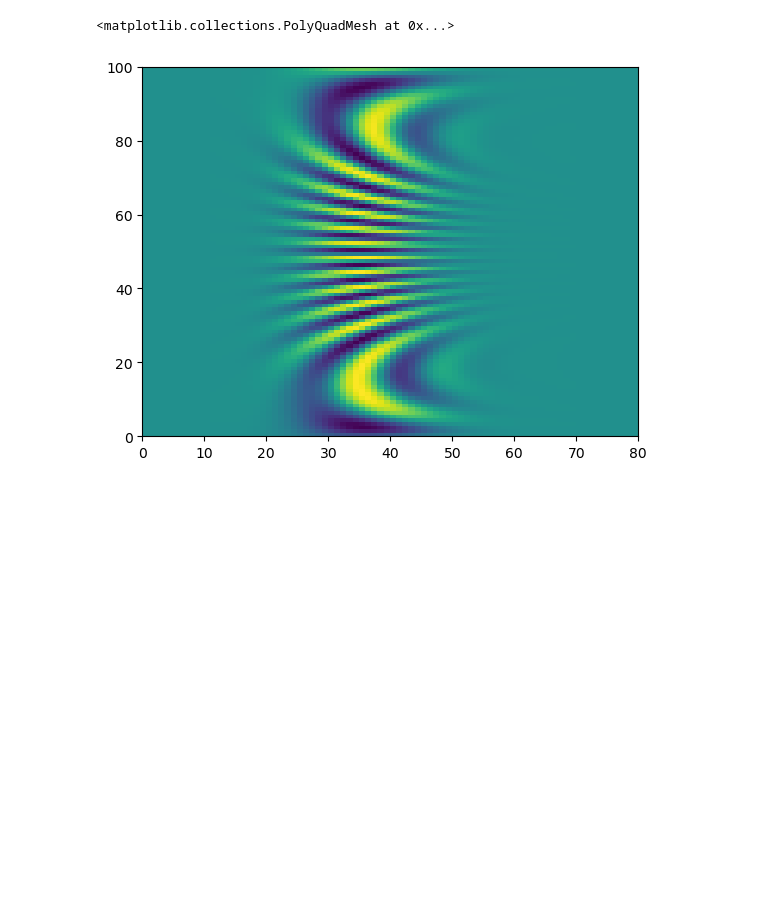
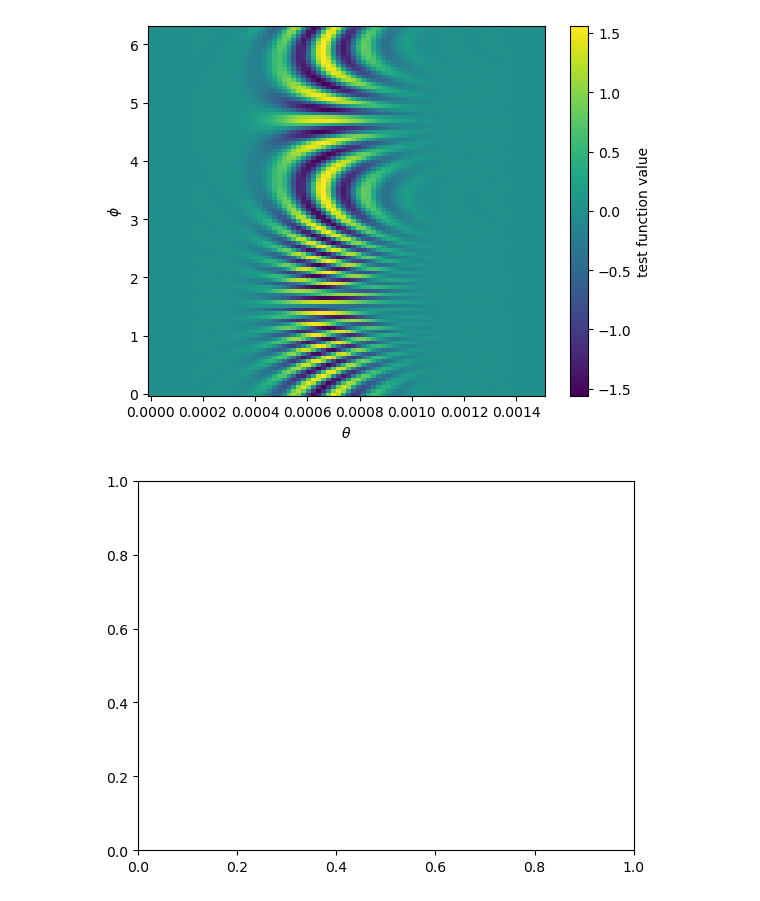
Before and after one commit to stiliglink/issue2, a Jupyter notebook: Brems_LG.ipynb, the cells around one changed output. Saved outputs shown, nothing was run; the diff lists cells and outputs as text; code cells hidden in the pictures; blank space fills up the shorter version.

```diff
--- a/Brems_LG.ipynb
+++ b/Brems_LG.ipynb
@@ -272,7 +287,7 @@ print(curl_L(0.5,3.026,np.pi/2,np.pi/3,0.5,2,np.pi/3,np.pi/3,1,b_perp0))
 import matplotlib.pyplot as plt
 from mpl_toolkits.mplot3d import Axes3D
 
-b_perp=np.array([0,5000,0])
+b_perp=np.array([8000,0,0])
 @jit(nopython=True)
 def M(epsilon,theta,phi,s,epsilon_f,theta_f,phi_f,s_f,omega,theta_k,phi_k,lamb):
 
@@ -290,53 +305,50 @@ def M(epsilon,theta,phi,s,epsilon_f,theta_f,phi_f,s_f,omega,theta_k,phi_k,lamb):
                         1/(-2*(omega*epsilon-three_vec_k@three_vec_i))*gamma0@\
                         (four_vec_slash(epsilon,me,theta,phi)-four_vec_slash_k+me*I_4)@photon_polar_slash_)@\
                         u(epsilon,theta,phi,s)
-    return res[0]
+    return res
 
 
 
 #@jit(nopython=True)
 def curl_L_pre_plt(theta,phi,s,epsilon_f,theta_f,phi_f,s_f,omega,theta_k,phi_k,lamb):
     epsilon=epsilon_f+omega
     p_mod=np.sqrt(epsilon**2-me**2)
     three_vec_res = three_vec(epsilon, me, theta, phi).astype(np.complex128)
     res=p_mod*np.sin(theta)*Phi_cap(epsilon,theta,phi,l)*np.exp(-1j*b_perp@three_vec_res)\
         *M(epsilon,theta,phi,s,epsilon_f,theta_f,phi_f,s_f,omega,theta_k,phi_k,lamb)
     return res*C_in
 
 def test(theta,phi):
     res=curl_L_pre_plt(theta,phi,0.5,3.026,np.pi/2,np.pi/3,0.5,2,np.pi/3,np.pi/3,1)
-    return res.imag
+    return res.real
 
 
 # 生成 theta 和 phi 的数据
 theta_vals = np.linspace(0, 0.0015, 80)  # 从 0 到 pi
 phi_vals = np.linspace(0, 2*np.pi, 100)  # 从 0 到 2*pi
 theta, phi = np.meshgrid(theta_vals, phi_vals)
 
 # 计算 test 函数值
-# 用 numpy 的 `frompyfunc` 确保 `test` 逐元素计算
 z = np.frompyfunc(test, 2, 1)(theta, phi).astype(np.float64)  # 关键部分
 
+# 创建图形
+fig, ax = plt.subplots()
 
-# 创建图形
-fig,ax=plt.subplots()
-ax.pcolor(z)
-# ax.set_xlabel(r'$\theta$')
-# ax.set_ylabel(r'$\phi$')
-# ax.set_zlabel(r'test($\theta$, $\phi$)')
+# 绘制 pcolor 图
+c = ax.pcolor(theta, phi, z)
 
-## 方式 2: 等高线图(如果需要 2D 视图)
-# ax = fig.add_subplot(111)
-# contour = ax.contourf(theta, phi, z, levels=50, cmap='viridis')
-# fig.colorbar(contour)
-# ax.set_xlabel(r'$\theta$')
-# ax.set_ylabel(r'$\phi$')
+# 添加 colorbar
+plt.colorbar(c, label='test function value')
 
-# plt.title("Function Plot of test($\\theta$, $\\phi$)")
-# plt.show()
+# 设置 x 和 y 轴的标签
+ax.set_xlabel(r'$\theta$')
+ax.set_ylabel(r'$\phi$')
+
+# 显示图形
+plt.show()
 # %% [output]
-<matplotlib.collections.PolyQuadMesh at 0x...>
-[figure, old version]
+[figure, new version]
+[figure, added]
 # %%
 # 关于omega 的能谱图
 import numpy as np
```
Also changed, not shown: parts of 8 cells of this notebook, 38 other files.
